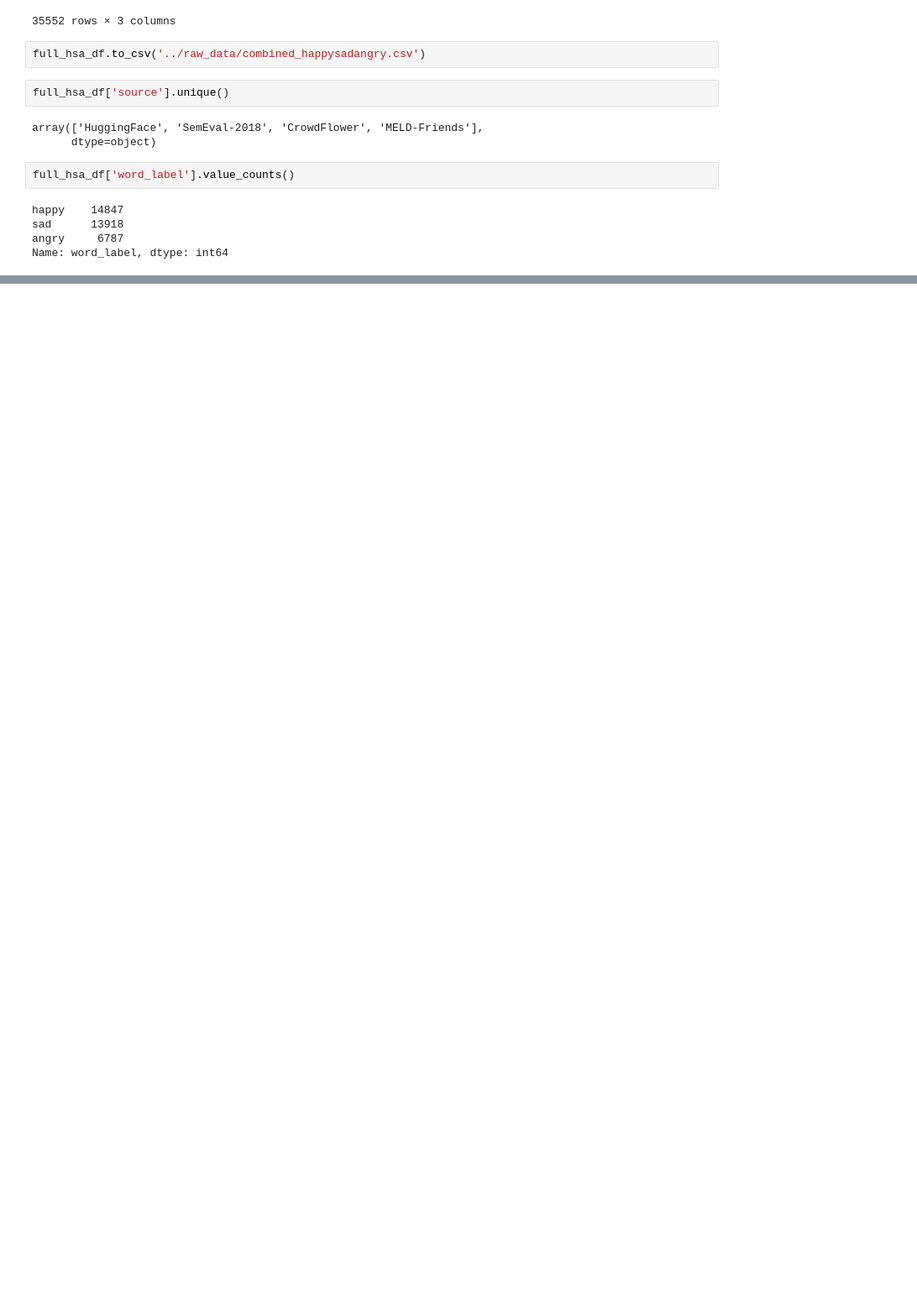
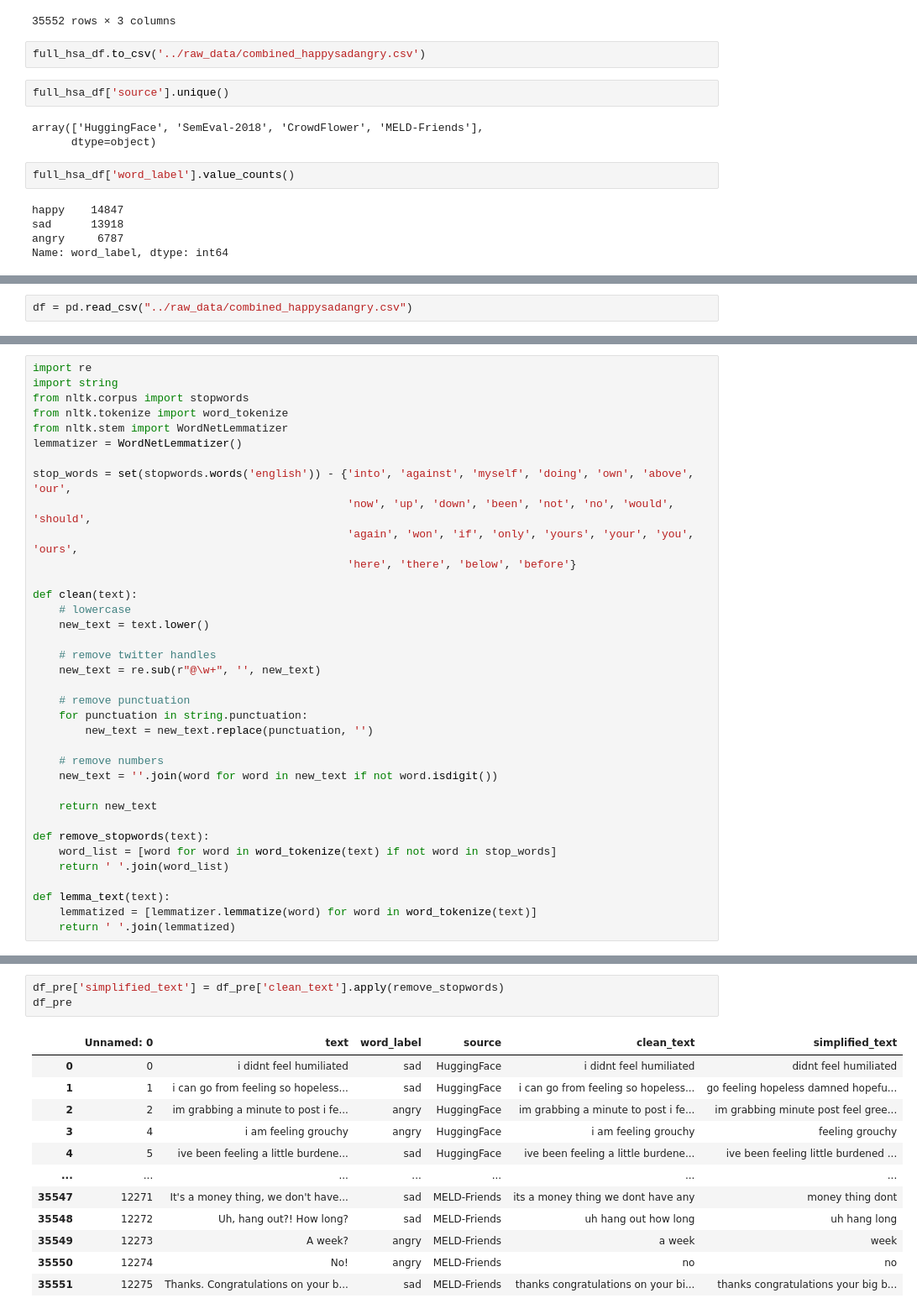
Before and after one commit to v-chai/happysadsongs, a Jupyter notebook: notebooks/v-chai_emotion-dection-training-data.ipynb, the cells around one changed output, grey strips where cells are left out. Shown: that part at 84% size. Cells and saved outputs as stored; diff of their text form; blank space fills up the shorter version.

```diff
--- a/notebooks/v-chai_emotion-dection-training-data.ipynb
+++ b/notebooks/v-chai_emotion-dection-training-data.ipynb
@@ -290 +295,3 @@ Name: word_label, dtype: int64
+# %%
+df = pd.read_csv("../raw_data/combined_happysadangry.csv")
 # %%
@@ -293,0 +461,36 @@ Name: word_label, dtype: int64
+# %%
+import re
+import string
+from nltk.corpus import stopwords
+from nltk.tokenize import word_tokenize
+from nltk.stem import WordNetLemmatizer
+lemmatizer = WordNetLemmatizer()
+
+stop_words = set(stopwords.words('english')) - {'into', 'against', 'myself', 'doing', 'own', 'above', 'our',
+                                                'now', 'up', 'down', 'been', 'not', 'no', 'would', 'should',
+                                                'again', 'won', 'if', 'only', 'yours', 'your', 'you', 'ours',
+                                                'here', 'there', 'below', 'before'}
+
+def clean(text):
+    # lowercase
+    new_text = text.lower()
+
+    # remove twitter handles
+    new_text = re.sub(r"@\w+", '', new_text)
+
+    # remove punctuation
+    for punctuation in string.punctuation:
+        new_text = new_text.replace(punctuation, '')
+
+    # remove numbers
+    new_text = ''.join(word for word in new_text if not word.isdigit())
+
+    return new_text
+
+def remove_stopwords(text):
+    word_list = [word for word in word_tokenize(text) if not word in stop_words]
+    return ' '.join(word_list)
+
+def lemma_text(text):
+    lemmatized = [lemmatizer.lemmatize(word) for word in word_tokenize(text)]
+    return ' '.join(lemmatized)
@@ -293,0 +515,16 @@ Name: word_label, dtype: int64
+# %%
+df_pre['simplified_text'] = df_pre['clean_text'].apply(remove_stopwords)
+df_pre
+# %% [output]
+|  | Unnamed: 0 | text | word_label | source | clean_text | simplified_text |
+| 0 | 0 | i didnt feel humiliated | sad | HuggingFace | i didnt feel humiliated | didnt feel humiliated |
+| 1 | 1 | i can go from feeling so hopeless... | sad | HuggingFace | i can go from feeling so hopeless... | go feeling hopeless damned hopefu... |
+| 2 | 2 | im grabbing a minute to post i fe... | angry | HuggingFace | im grabbing a minute to post i fe... | im grabbing minute post feel gree... |
+| 3 | 4 | i am feeling grouchy | angry | HuggingFace | i am feeling grouchy | feeling grouchy |
+| 4 | 5 | ive been feeling a little burdene... | sad | HuggingFace | ive been feeling a little burdene... | ive been feeling little burdened ... |
+| ... | ... | ... | ... | ... | ... | ... |
+| 35547 | 12271 | It's a money thing, we don't have... | sad | MELD-Friends | its a money thing we dont have any | money thing dont |
+| 35548 | 12272 | Uh, hang out?! How long? | sad | MELD-Friends | uh hang out how long | uh hang long |
+| 35549 | 12273 | A week? | angry | MELD-Friends | a week | week |
+| 35550 | 12274 | No! | angry | MELD-Friends | no | no |
+| 35551 | 12275 | Thanks. Congratulations on your b... | sad | MELD-Friends | thanks congratulations on your bi... | thanks congratulations your big b... |
```
Also changed, not shown: parts of 31 cells of this notebook.
